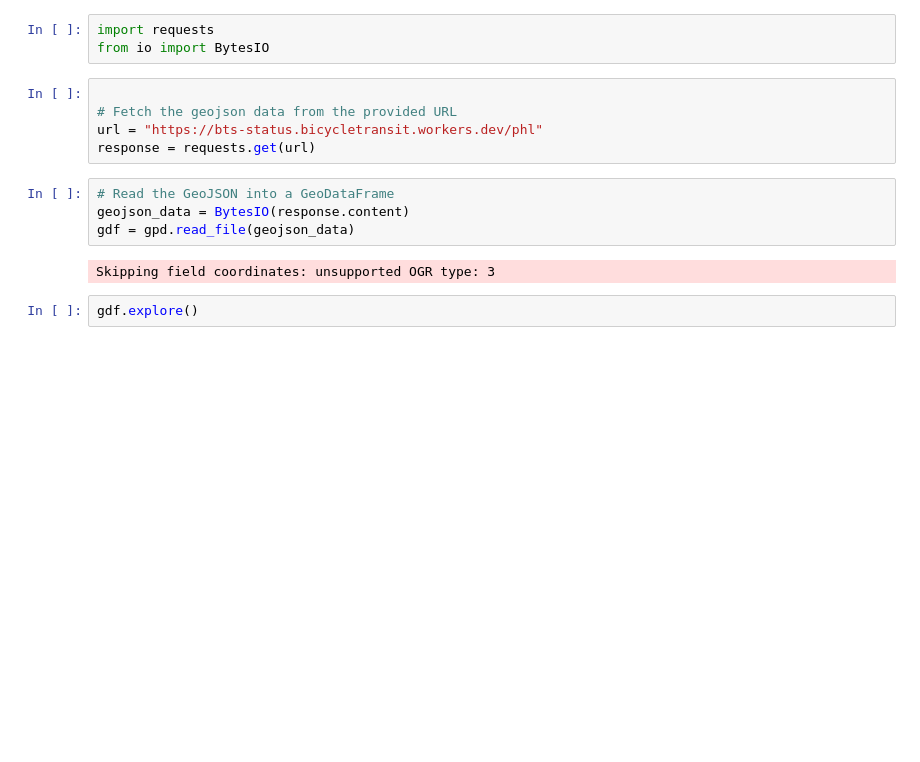
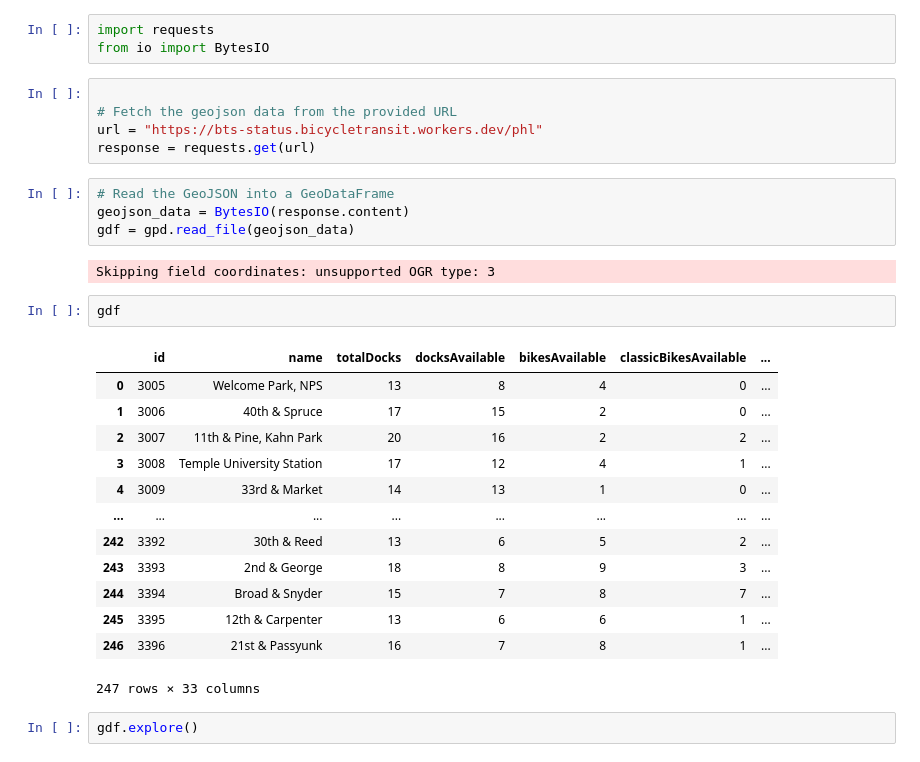
Before and after one commit to Geography-and-Planning/CPLN503, a Jupyter notebook: mini_project_1/station_location.ipynb, the cells around one changed output. Drawn from its saved outputs; the diff is of its cells as text; blank space fills up the shorter version.

```diff
--- a/mini_project_1/station_location.ipynb
+++ b/mini_project_1/station_location.ipynb
@@ -16,6 +15,22 @@ geojson_data = BytesIO(response.content)
 gdf = gpd.read_file(geojson_data)
 # %% [output]
 Skipping field coordinates: unsupported OGR type: 3
+# %%
+gdf
+# %% [output]
+|  | id | name | totalDocks | docksAvailable | bikesAvailable | classicBikesAvailable | ... |
+| 0 | 3005 | Welcome Park, NPS | 13 | 8 | 4 | 0 | ... |
+| 1 | 3006 | 40th & Spruce | 17 | 15 | 2 | 0 | ... |
+| 2 | 3007 | 11th & Pine, Kahn Park | 20 | 16 | 2 | 2 | ... |
+| 3 | 3008 | Temple University Station | 17 | 12 | 4 | 1 | ... |
+| 4 | 3009 | 33rd & Market | 14 | 13 | 1 | 0 | ... |
+| ... | ... | ... | ... | ... | ... | ... | ... |
+| 242 | 3392 | 30th & Reed | 13 | 6 | 5 | 2 | ... |
+| 243 | 3393 | 2nd & George | 18 | 8 | 9 | 3 | ... |
+| 244 | 3394 | Broad & Snyder | 15 | 7 | 8 | 7 | ... |
+| 245 | 3395 | 12th & Carpenter | 13 | 6 | 6 | 1 | ... |
+| 246 | 3396 | 21st & Passyunk | 16 | 7 | 8 | 1 | ... |
+247 rows × 33 columns
 # %%
 gdf.explore()
 # %% [output]
```
Also changed, not shown: parts of 2 cells of this notebook, 21 other files.
